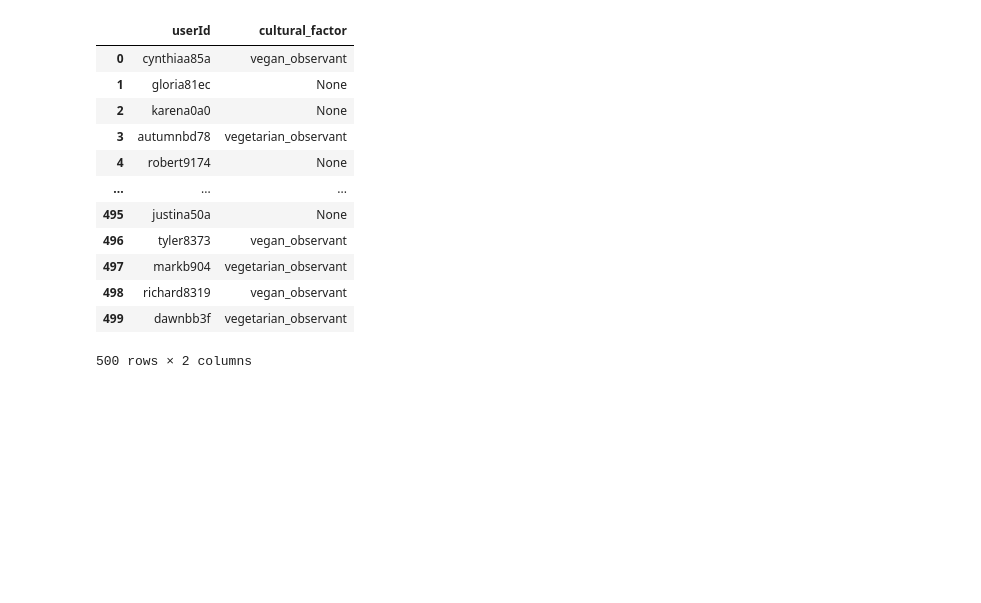
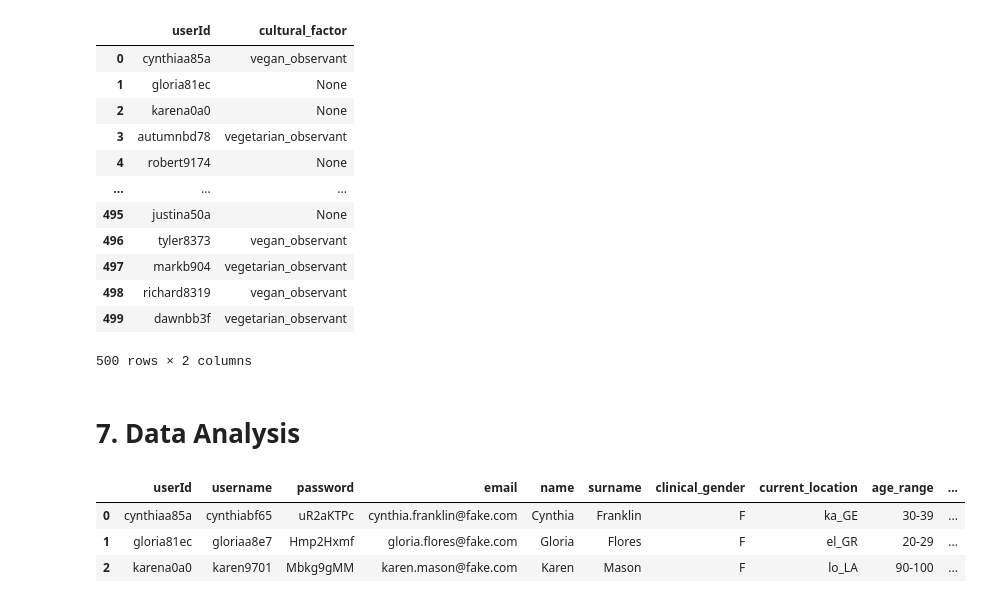
Before and after one commit to aislab-hevs/synthetic_data_nutrition_generation, a Jupyter notebook: src/generator_notebook.ipynb, the cells around one changed output. Drawn from its saved outputs; the diff is of its cells as text; code cells hidden in the pictures; blank space fills up the shorter version.

```diff
--- a/src/generator_notebook.ipynb
+++ b/src/generator_notebook.ipynb
@@ -447,3 +450,12 @@ df_cultural_factors
 | 498 | richard8319 | vegan_observant |
 | 499 | dawnbb3f | vegetarian_observant |
 500 rows × 2 columns
+# %% [markdown]
+# 7. Data Analysis
+# %%
+df_personal_data.head(3)
+# %% [output]
+|  | userId | username | password | email | name | surname | clinical_gender | current_location | age_range | ... |
+| 0 | cynthiaa85a | cynthiabf65 | uR2aKTPc | cynthia.franklin@fake.com | Cynthia | Franklin | F | ka_GE | 30-39 | ... |
+| 1 | gloria81ec | gloriaa8e7 | Hmp2Hxmf | gloria.flores@fake.com | Gloria | Flores | F | el_GR | 20-29 | ... |
+| 2 | karena0a0 | karen9701 | Mbkg9gMM | karen.mason@fake.com | Karen | Mason | F | lo_LA | 90-100 | ... |
```
Also changed, not shown: parts of 32 cells of this notebook, 1 other file.
